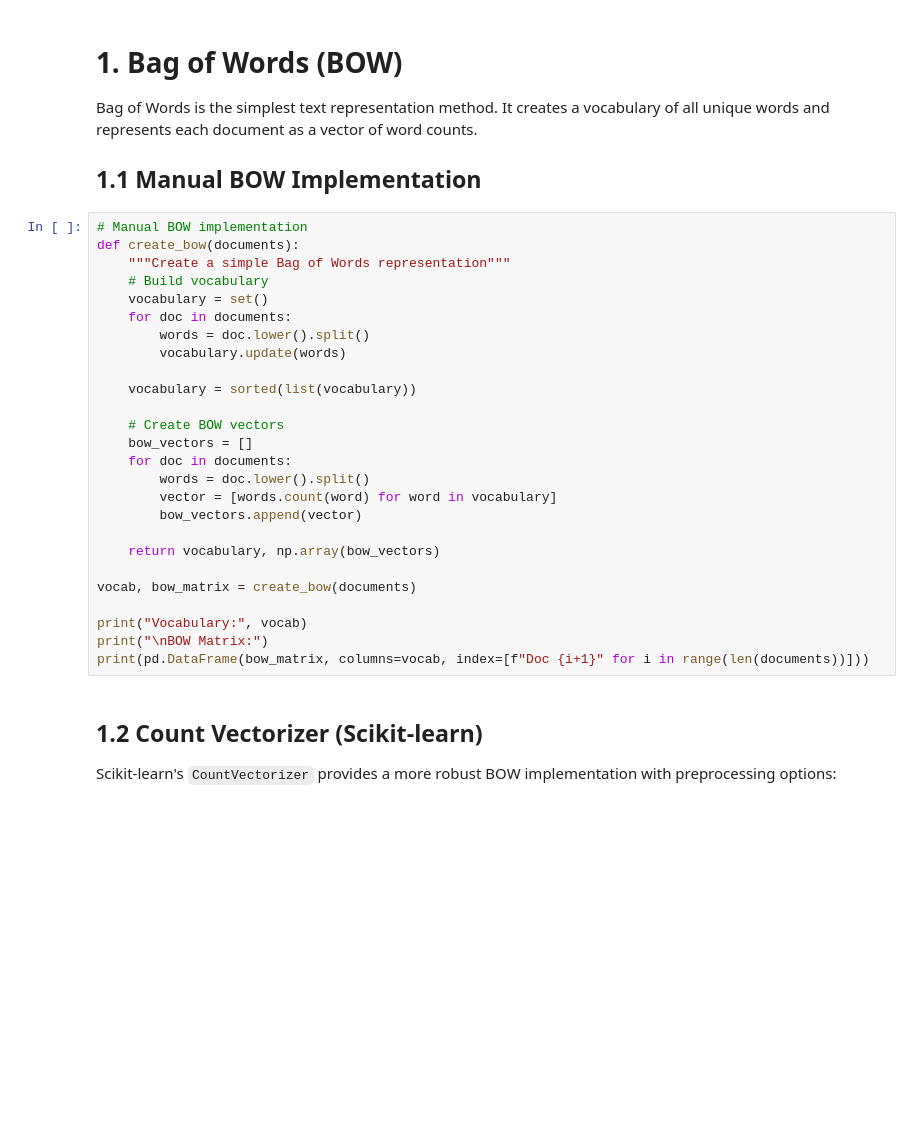
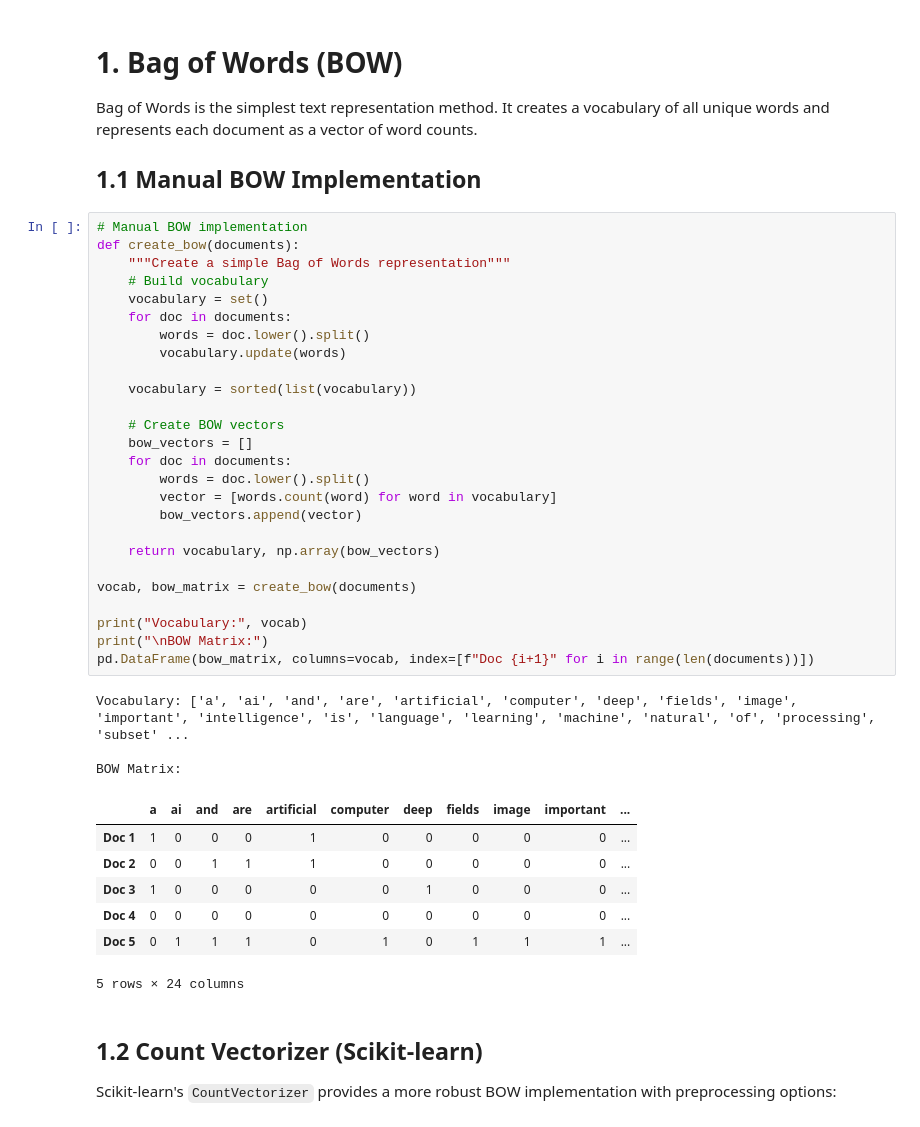
Before and after one commit to mnthnx64/llm-learning-roadmap, a Jupyter notebook: nlp-foundation/text-presentation/text_representation.ipynb, the cells around one changed output. Cells and saved outputs as stored; diff of their text form; blank space fills up the shorter version.

```diff
--- a/nlp-foundation/text-presentation/text_representation.ipynb
+++ b/nlp-foundation/text-presentation/text_representation.ipynb
@@ -63,29 +72,40 @@ Bag of Words is the simplest text representation method. It creates a vocabulary
 # %%
 # Manual BOW implementation
 def create_bow(documents):
     """Create a simple Bag of Words representation"""
     # Build vocabulary
     vocabulary = set()
     for doc in documents:
         words = doc.lower().split()
         vocabulary.update(words)
 
     vocabulary = sorted(list(vocabulary))
 
     # Create BOW vectors
     bow_vectors = []
     for doc in documents:
         words = doc.lower().split()
         vector = [words.count(word) for word in vocabulary]
         bow_vectors.append(vector)
 
     return vocabulary, np.array(bow_vectors)
 
 vocab, bow_matrix = create_bow(documents)
 
 print("Vocabulary:", vocab)
 print("\nBOW Matrix:")
-print(pd.DataFrame(bow_matrix, columns=vocab, index=[f"Doc {i+1}" for i in range(len(documents))]))
+pd.DataFrame(bow_matrix, columns=vocab, index=[f"Doc {i+1}" for i in range(len(documents))])
+# %% [output]
+Vocabulary: ['a', 'ai', 'and', 'are', 'artificial', 'computer', 'deep', 'fields', 'image', 'important', 'intelligence', 'is', 'language', 'learning', 'machine', 'natural', 'of', 'processing', 'subset' ...
+
+BOW Matrix:
+|  | a | ai | and | are | artificial | computer | deep | fields | image | important | ... |
+| Doc 1 | 1 | 0 | 0 | 0 | 1 | 0 | 0 | 0 | 0 | 0 | ... |
+| Doc 2 | 0 | 0 | 1 | 1 | 1 | 0 | 0 | 0 | 0 | 0 | ... |
+| Doc 3 | 1 | 0 | 0 | 0 | 0 | 0 | 1 | 0 | 0 | 0 | ... |
+| Doc 4 | 0 | 0 | 0 | 0 | 0 | 0 | 0 | 0 | 0 | 0 | ... |
+| Doc 5 | 0 | 1 | 1 | 1 | 0 | 1 | 0 | 1 | 1 | 1 | ... |
+5 rows × 24 columns
 # %% [markdown]
 ## 1.2 Count Vectorizer (Scikit-learn)
 
```
Also changed, not shown: parts of 15 cells of this notebook, 1 other file.
